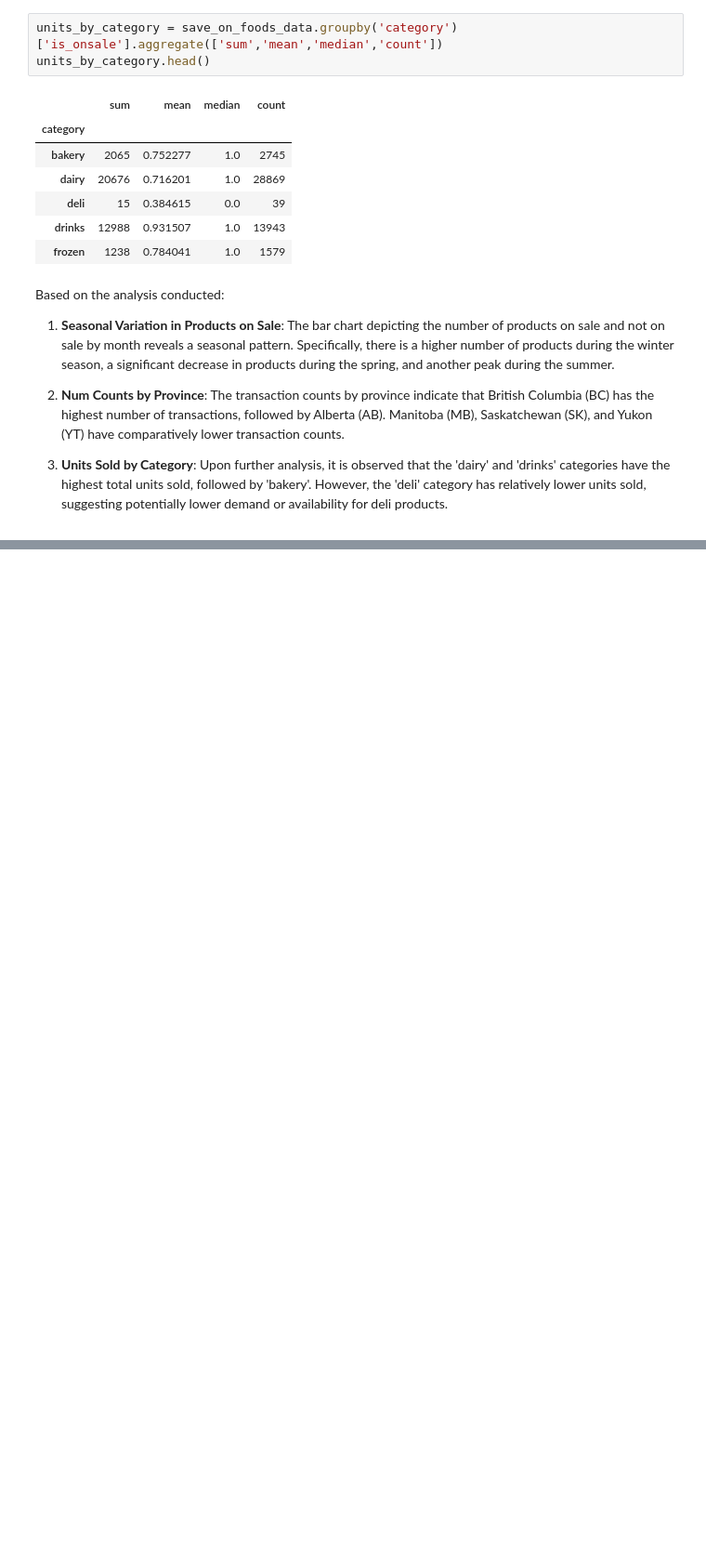
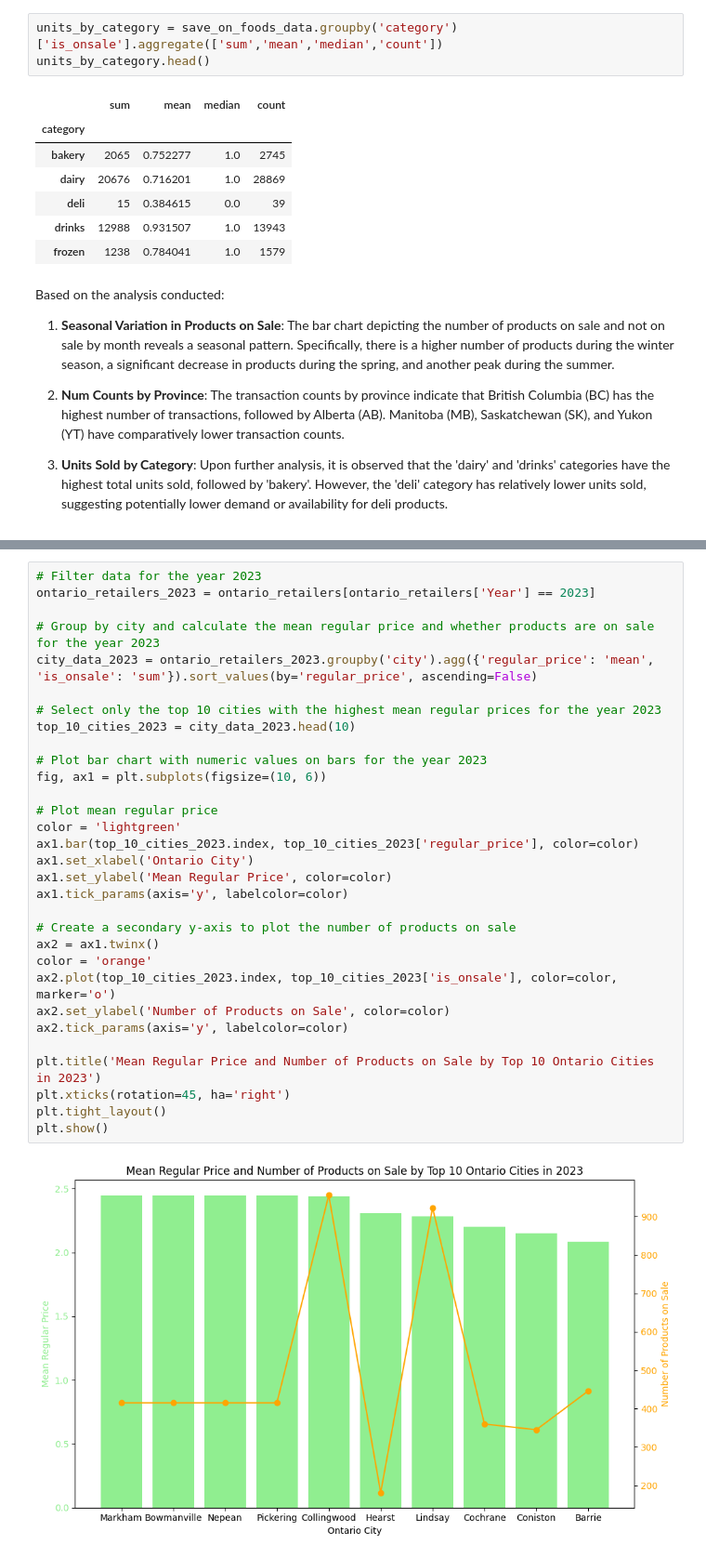
Before and after one commit to leningschulich/schulich_data_science, a Jupyter notebook: acp/Dynamic_Pricing_EDA (1).ipynb, the cells around one changed output, grey strips where cells are left out. Shown at 93% size. Saved outputs shown, nothing was run; the diff lists cells and outputs as text; blank space fills up the shorter version.

```diff
--- a/acp/Dynamic_Pricing_EDA (1).ipynb
+++ b/acp/Dynamic_Pricing_EDA (1).ipynb
@@ -1025,0 +1137,33 @@ Testing: Assess the Impact of Time (Month, Year) on Sales: Utilize the collected
+# %%
+# Filter data for the year 2023
+ontario_retailers_2023 = ontario_retailers[ontario_retailers['Year'] == 2023]
+
+# Group by city and calculate the mean regular price and whether products are on sale for the year 2023
+city_data_2023 = ontario_retailers_2023.groupby('city').agg({'regular_price': 'mean', 'is_onsale': 'sum'}).sort_values(by='regular_price', ascending=False)
+
+# Select only the top 10 cities with the highest mean regular prices for the year 2023
+top_10_cities_2023 = city_data_2023.head(10)
+
+# Plot bar chart with numeric values on bars for the year 2023
+fig, ax1 = plt.subplots(figsize=(10, 6))
+
+# Plot mean regular price
+color = 'lightgreen'
+ax1.bar(top_10_cities_2023.index, top_10_cities_2023['regular_price'], color=color)
+ax1.set_xlabel('Ontario City')
+ax1.set_ylabel('Mean Regular Price', color=color)
+ax1.tick_params(axis='y', labelcolor=color)
+
+# Create a secondary y-axis to plot the number of products on sale
+ax2 = ax1.twinx()
+color = 'orange'
+ax2.plot(top_10_cities_2023.index, top_10_cities_2023['is_onsale'], color=color, marker='o')
+ax2.set_ylabel('Number of Products on Sale', color=color)
+ax2.tick_params(axis='y', labelcolor=color)
+
+plt.title('Mean Regular Price and Number of Products on Sale by Top 10 Ontario Cities in 2023')
+plt.xticks(rotation=45, ha='right')
+plt.tight_layout()
+plt.show()
+# %% [output]
+[figure, added]
```
Also changed, not shown: parts of 7 cells of this notebook.
